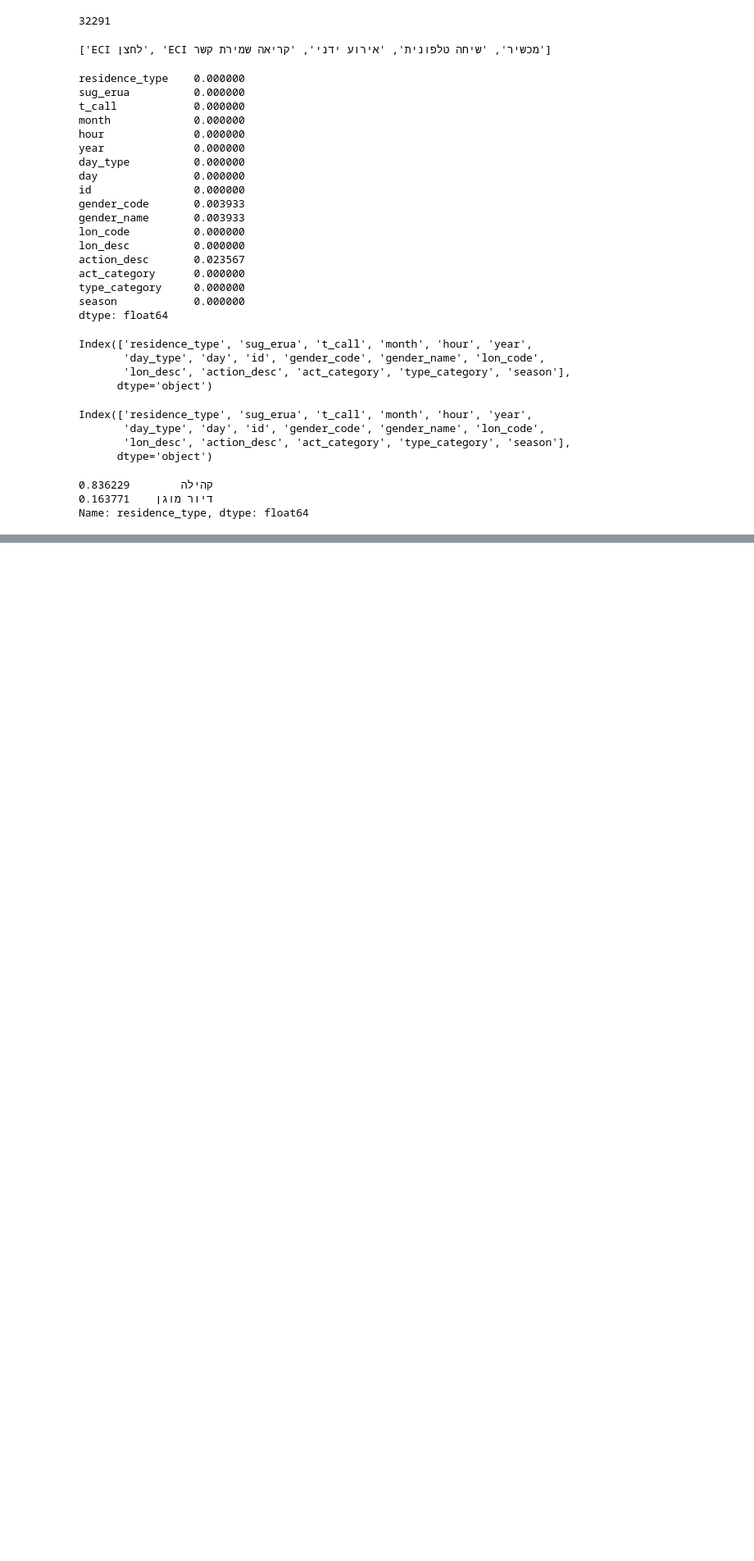
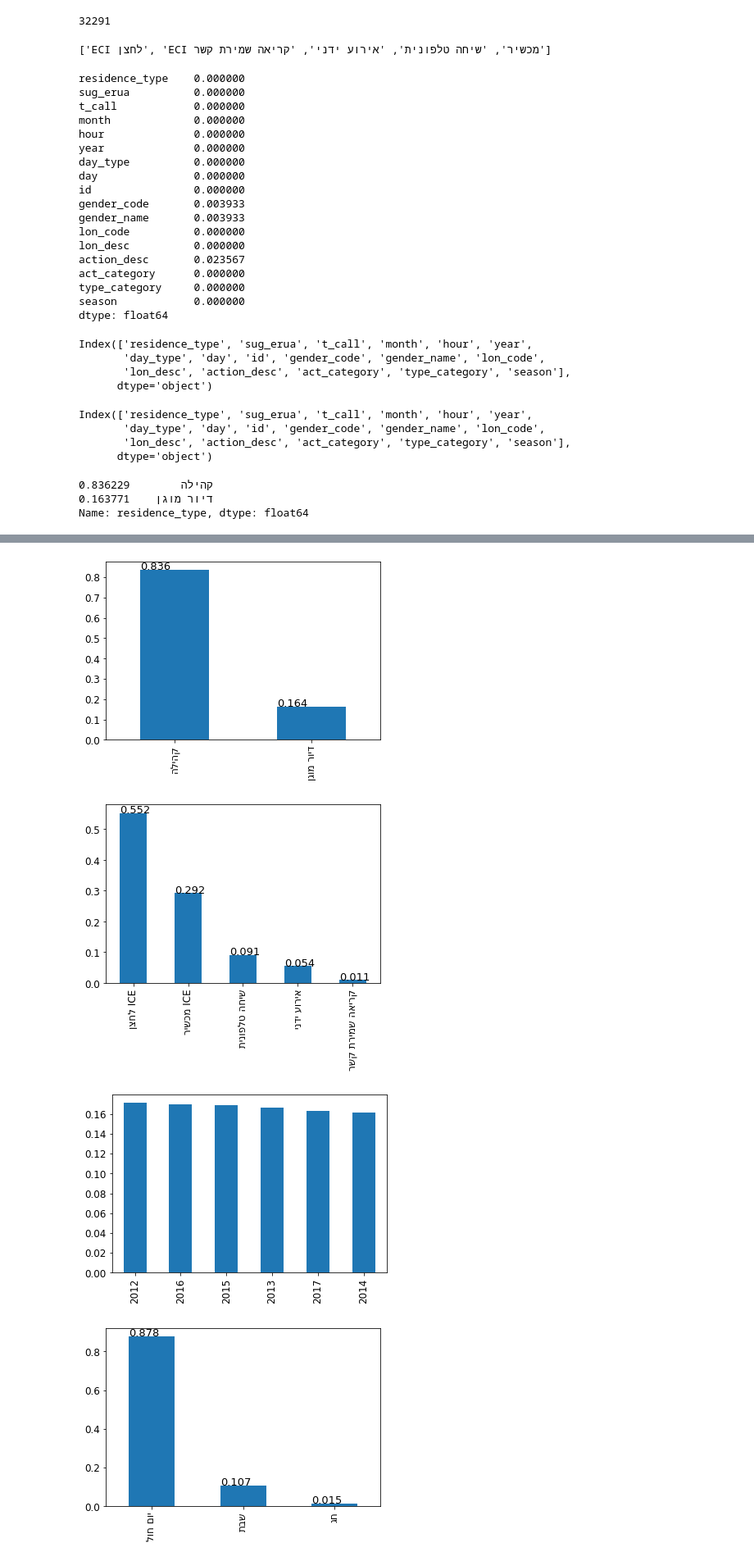
Before and after one commit to yarontal94/final_project, a Jupyter notebook: Untitled.ipynb, the cells around one changed output, grey strips where cells are left out. Shown: that part at 82% size. Saved outputs shown, nothing was run; the diff lists cells and outputs as text; code cells hidden in the pictures; blank space fills up the shorter version.

```diff
--- a/Untitled.ipynb
+++ b/Untitled.ipynb
@@ -316,0 +319,23 @@ option for עונה ['חורף' 'אביב' 'קיץ' 'סתיו']
+# %%
+def plot_values_counts(df,col1):
+    fig,ax=plt.subplots(1,1)
+    if df[col1].dtype=='int64':
+        round(df[col1].value_counts(normalize=True),3).plot(kind='bar',ax=ax)
+        plt.show()
+        return
+    round(df[col1].apply(lambda x : reverse(x)).value_counts(normalize=True),3).plot(kind='bar',ax=ax)
+    for p in ax.patches:
+        ax.annotate(str(p.get_height()),(p.get_x()*1.001,p.get_height()*1.001),size=13)
+    plt.show()
+# %%
+columns_to_view=['residence_type', 'sug_erua', 'year',
+       'day_type', 'day', 'gender_name',
+       'lon_desc', 'action_desc', 'act_category', 'type_category', 'season']
+# %%
+for i in columns_to_view:
+    ax=plot_values_counts(df,i)
+# %% [output]
+[figure, added]
+[figure, added]
+[figure, added]
+[figure, added]
```
Also changed, not shown: parts of 25 cells of this notebook.
